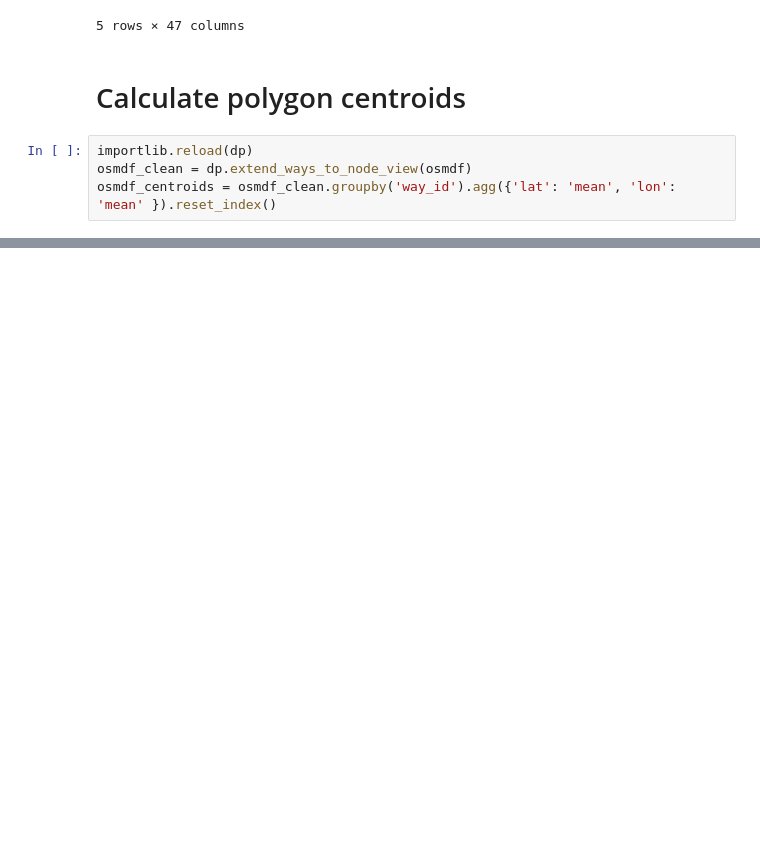
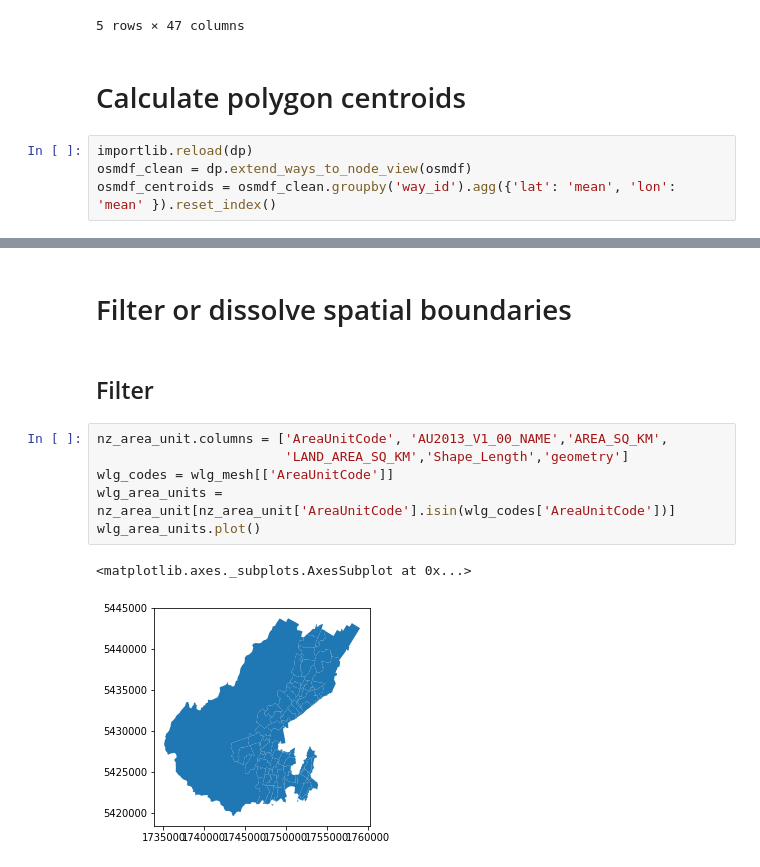
Before and after one commit to shriv/nikola-test-blog, a Jupyter notebook: posts/a-test-notebook/index.ipynb, the cells around one changed output, grey strips where cells are left out. Cells and saved outputs as stored; diff of their text form; blank space fills up the shorter version.

```diff
--- a/posts/a-test-notebook/index.ipynb
+++ b/posts/a-test-notebook/index.ipynb
@@ -107,0 +133,13 @@ osmdf_centroids = osmdf_clean.groupby('way_id').agg({'lat': 'mean', 'lon': 'mean
+# %% [markdown]
+# Filter or dissolve spatial boundaries
+# %% [markdown]
+## Filter
+# %%
+nz_area_unit.columns = ['AreaUnitCode', 'AU2013_V1_00_NAME','AREA_SQ_KM',
+                        'LAND_AREA_SQ_KM','Shape_Length','geometry']
+wlg_codes = wlg_mesh[['AreaUnitCode']]
+wlg_area_units = nz_area_unit[nz_area_unit['AreaUnitCode'].isin(wlg_codes['AreaUnitCode'])]
+wlg_area_units.plot()
+# %% [output]
+<matplotlib.axes._subplots.AxesSubplot at 0x...>
+[figure, added]
```
Also changed, not shown: parts of 42 cells of this notebook, 4 other files.
